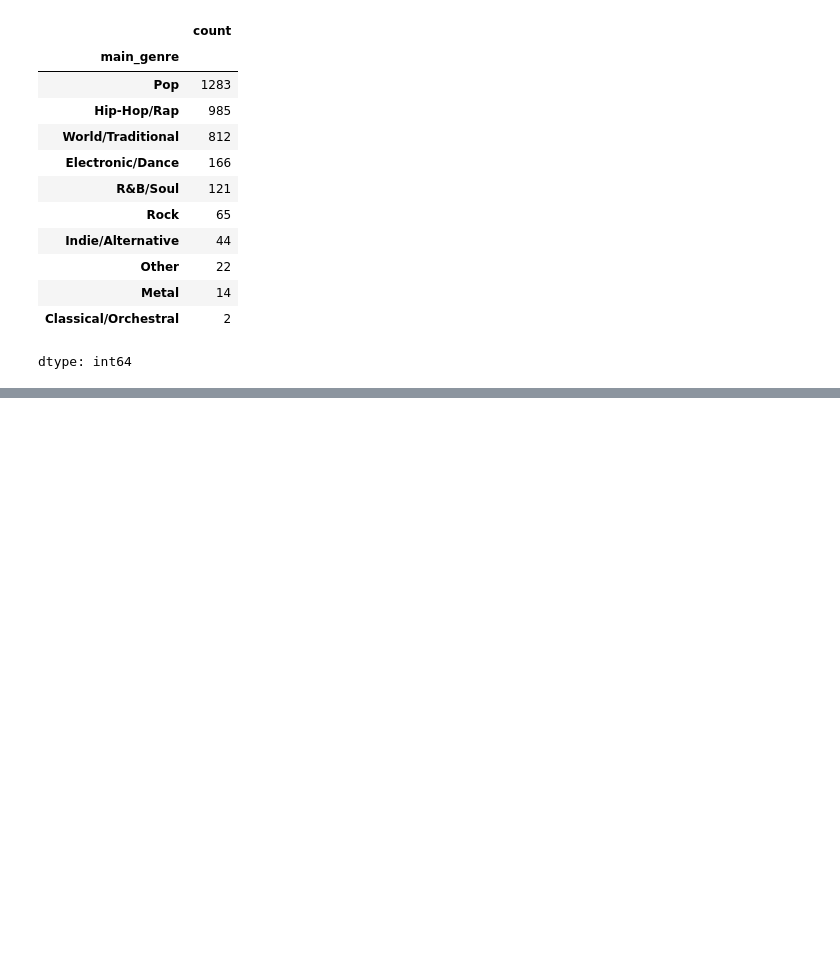
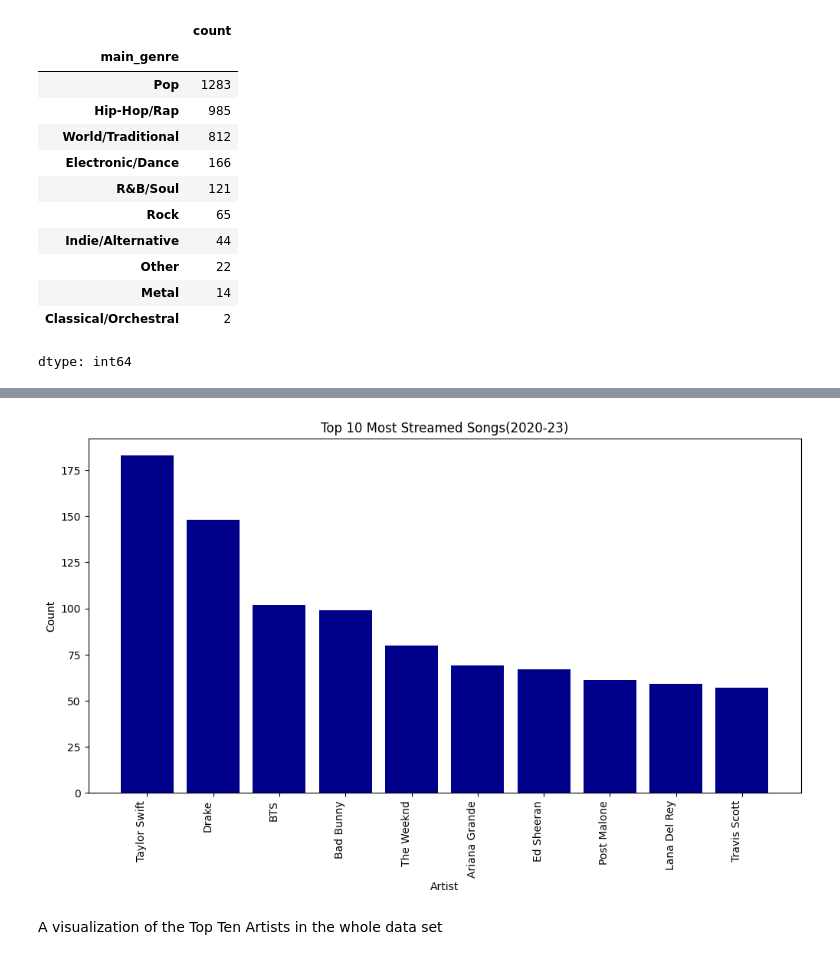
Before and after one commit to JTenaSan/CS3120_EDA_Jesus-Tena, a Jupyter notebook: Spotify_EDA_Jesus_Tena.ipynb, the cells around one changed output, grey strips where cells are left out. Drawn from its saved outputs; the diff is of its cells as text; code cells hidden in the pictures; blank space fills up the shorter version.

```diff
--- a/Spotify_EDA_Jesus_Tena.ipynb
+++ b/Spotify_EDA_Jesus_Tena.ipynb
@@ -446,0 +449,3 @@ dtype: int64
+# %%
+count = df['Artist'].value_counts().head(10)
+print(count)
@@ -446,0 +465,11 @@ dtype: int64
+# %%
+plt.figure(figsize=(12, 6))
+plt.bar(count.index, count.values, color='darkblue')
+plt.title('Top 10 Most Streamed Songs(2020-23)')
+plt.xlabel('Artist')
+plt.ylabel('Count')
+_ = plt.xticks(rotation=90, ha='right')
+# %% [output]
+[figure, added]
+# %% [markdown]
+A visualization of the Top Ten Artists in the whole data set
```
Also changed, not shown: parts of 2 cells of this notebook.
